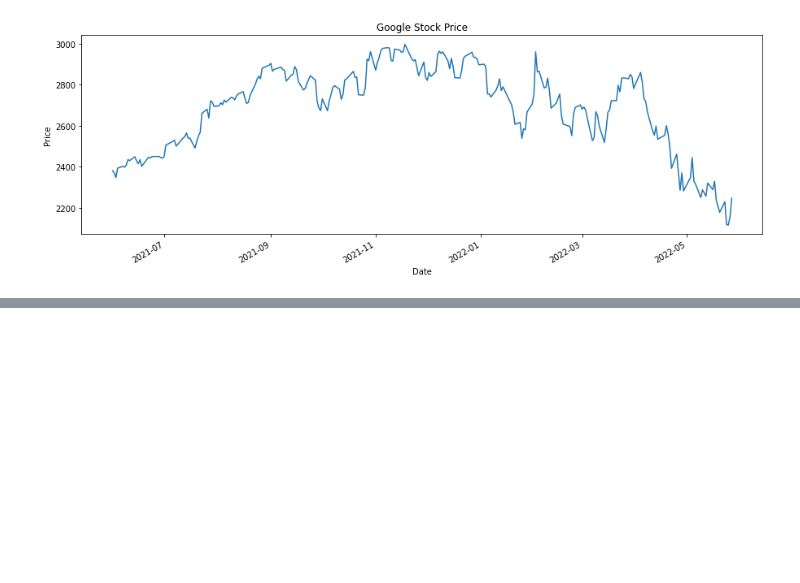
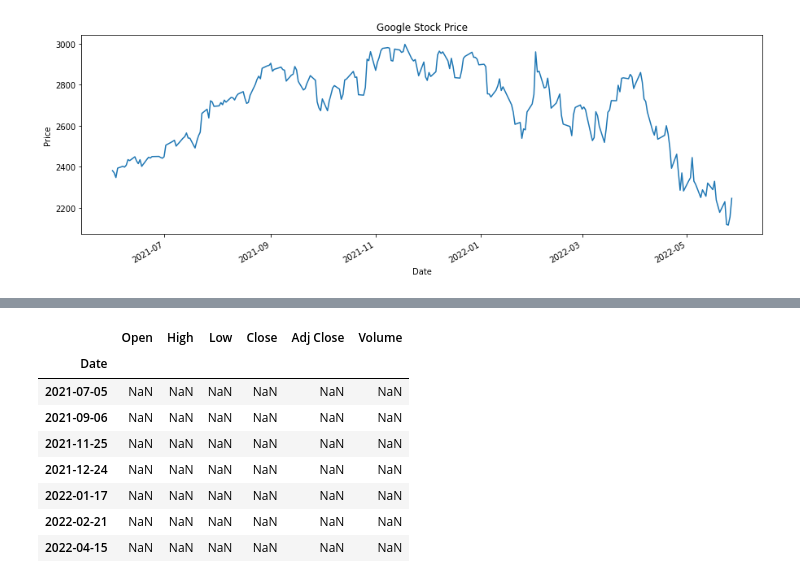
Before and after one commit to caiquemiranda/python-time-series-analysis, a Jupyter notebook: time-series-manipulation/002-manipulating-time-series.ipynb, the cells around one changed output, grey strips where cells are left out. Drawn from its saved outputs; the diff is of its cells as text; code cells hidden in the pictures; blank space fills up the shorter version.

```diff
--- a/time-series-manipulation/002-manipulating-time-series.ipynb
+++ b/time-series-manipulation/002-manipulating-time-series.ipynb
@@ -75,0 +172,3 @@ plt.show()
+# %%
+google = google.asfreq('B')
+# 'B' frequencia de Business, dias Uteis
@@ -75,0 +192,13 @@ plt.show()
+# %%
+# filtro de valores nulos após seleção dos dias uteis
+google[google.Close.isnull()]
+# %% [output]
+|  | Open | High | Low | Close | Adj Close | Volume |
+| Date |  |  |  |  |  |  |
+| 2021-07-05 | NaN | NaN | NaN | NaN | NaN | NaN |
+| 2021-09-06 | NaN | NaN | NaN | NaN | NaN | NaN |
+| 2021-11-25 | NaN | NaN | NaN | NaN | NaN | NaN |
+| 2021-12-24 | NaN | NaN | NaN | NaN | NaN | NaN |
+| 2022-01-17 | NaN | NaN | NaN | NaN | NaN | NaN |
+| 2022-02-21 | NaN | NaN | NaN | NaN | NaN | NaN |
+| 2022-04-15 | NaN | NaN | NaN | NaN | NaN | NaN |
```
Also changed, not shown: parts of 11 cells of this notebook, 2 other files.
